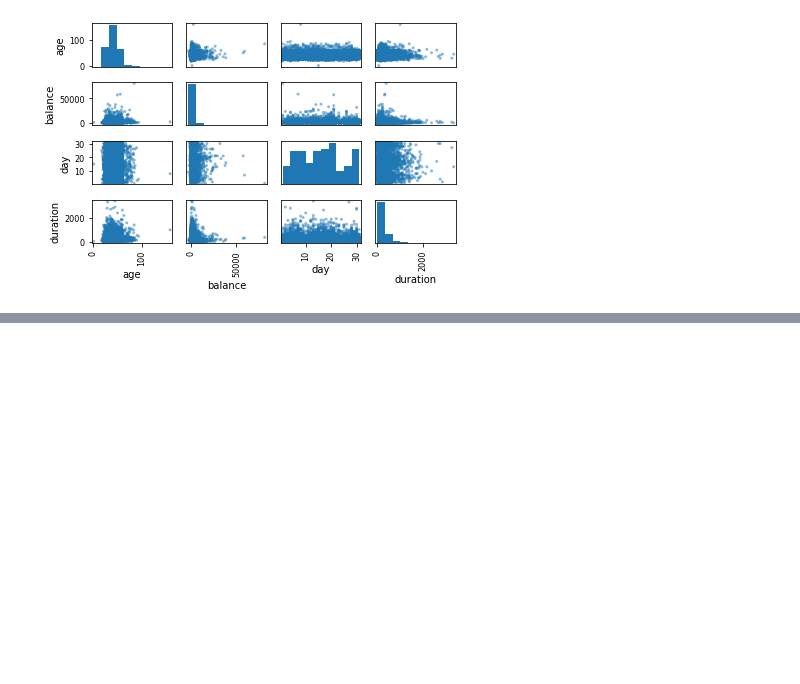
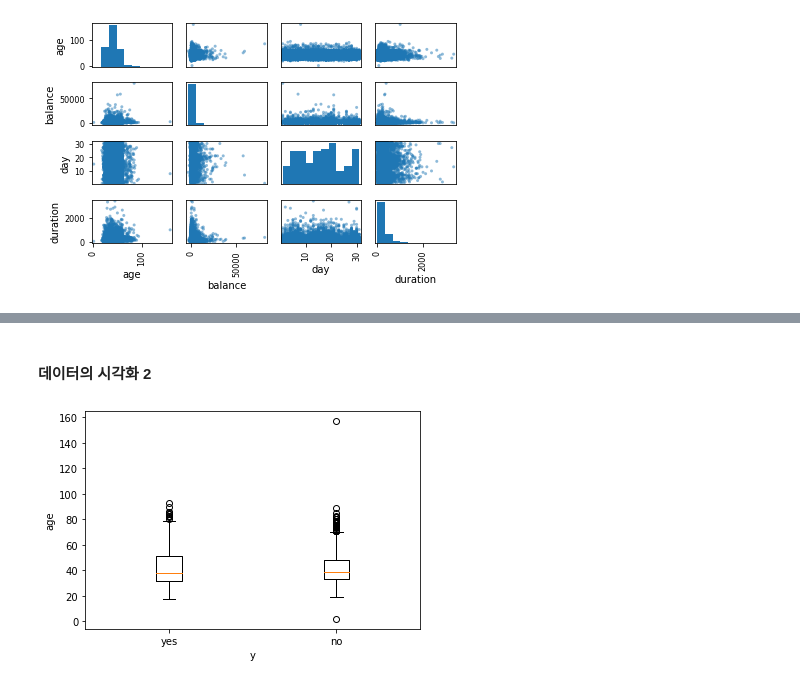
Before and after one commit to seonghyeokcho/Python, a Jupyter notebook: 01_basic_notion/pre-processing_technique.ipynb, the cells around one changed output, grey strips where cells are left out. Drawn from its saved outputs; the diff is of its cells as text; code cells hidden in the pictures; blank space fills up the shorter version.

```diff
--- a/01_basic_notion/pre-processing_technique.ipynb
+++ b/01_basic_notion/pre-processing_technique.ipynb
@@ -269,0 +272,18 @@ plt.show()
+# %% [markdown]
+#### 데이터의 시각화 2
+# %%
+# y가 yes나 no 일때의 age 데이터를 추출
+y_yes = dataframe[dataframe["y"] == "yes"]
+y_no = dataframe[dataframe["y"] == "no"]
+# yes or no 일때의 age 데이터를 리스트화
+y_age = [y_yes["age"], y_no["age"]]
+
+# 박스 수염 플롯
+plt.boxplot(y_age)
+plt.xlabel("y")
+plt.ylabel("age")
+ax = plt.gca()
+plt.setp(ax, xticklabels = ["yes", "no"])
+plt.show()
+# %% [output]
+[figure, added]
```
Also changed, not shown: parts of 8 cells of this notebook.
